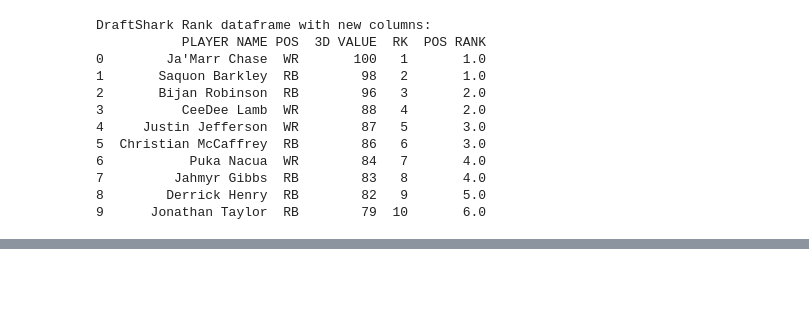
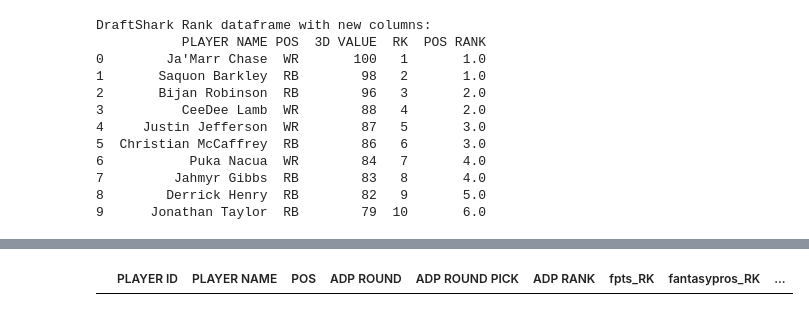
Before and after one commit to hrm619/fantasy_data_pipeline, a Jupyter notebook: notebooks/ff-rankings.ipynb, the cells around one changed output, grey strips where cells are left out. Cells and saved outputs as stored; diff of their text form; code cells hidden in the pictures; blank space fills up the shorter version.

Commit message:
cleaned player key and rankings update

```diff
--- a/notebooks/ff-rankings.ipynb
+++ b/notebooks/ff-rankings.ipynb
@@ -352,9 +347,9 @@ df_rank = pd.DataFrame({'PLAYER ID': list(player_key_dict.keys())})
 
 # Merge with fpts dataframe to get PLAYER NAME and POS
 df_rank = df_rank.merge(
-    dataframes['fpts'][['PLAYER ID', 'PLAYER NAME', 'POS']],
+    dataframes['fantasypros'][['PLAYER ID', 'PLAYER NAME', 'POS']],
     on='PLAYER ID',
-    how='right'
+    how='left'
 )
 
 # Left join draftshark_adp dataframe to df_rank on PLAYER ID
@@ -445 +447,11 @@ df_rank.head() #[df_rank['POS'] == 'QB'].dropna()
+# %%
+# drop na
+df_rank = df_rank.dropna(subset=['PLAYER NAME', 'ADP ROUND'])
+# %%
+# keep only main positions
+df_rank = df_rank[df_rank['POS'].isin(['WR', 'RB', 'QB', 'TE'])]
+# %%
+df_rank[df_rank['PLAYER NAME']=="Jamarr Chase"]
+# %% [output]
+|  | PLAYER ID | PLAYER NAME | POS | ADP ROUND | ADP ROUND PICK | ADP RANK | fpts_RK | fantasypros_RK | ... |
 # %%
```
Also changed, not shown: parts of 6 cells of this notebook, 2 other files.
